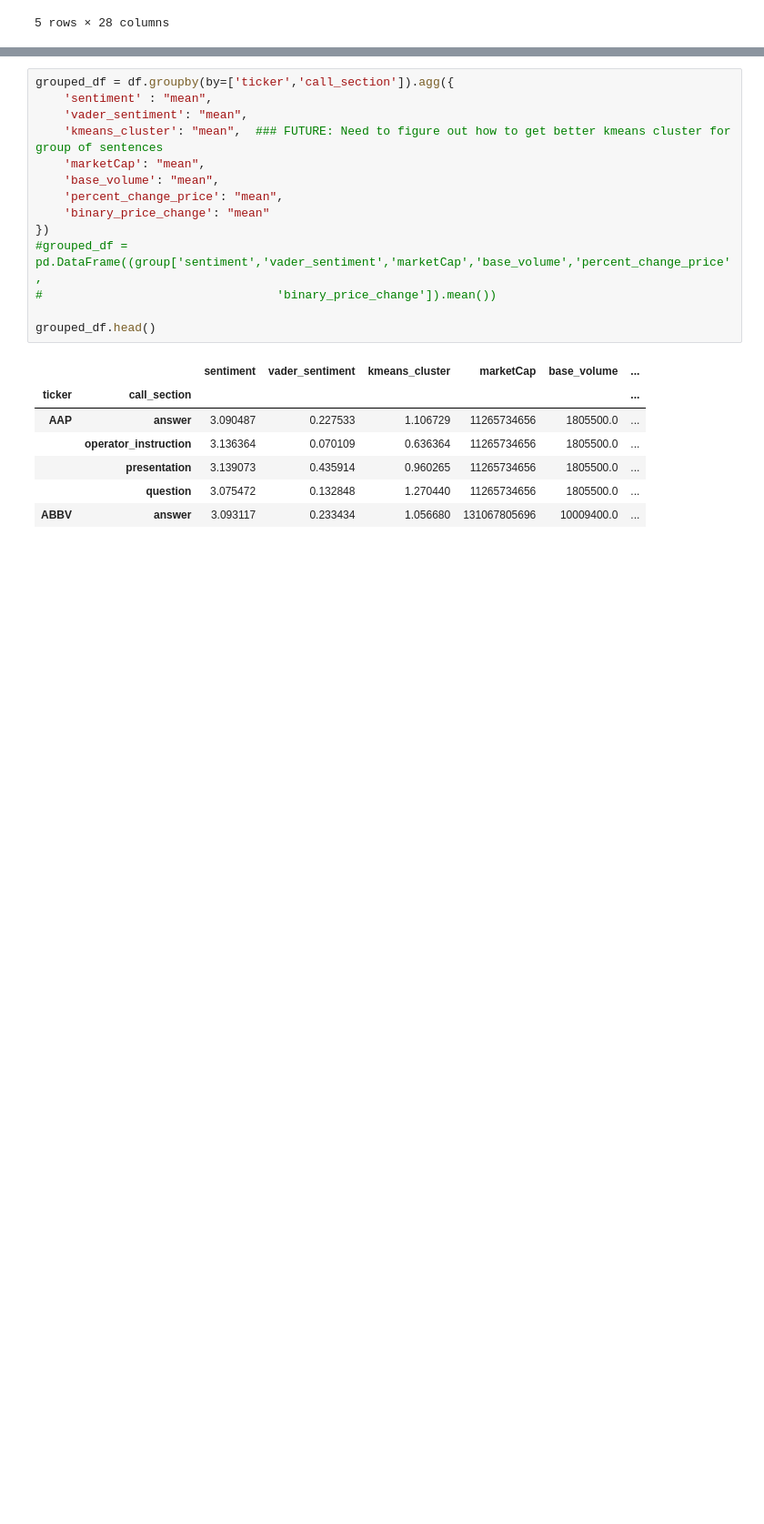
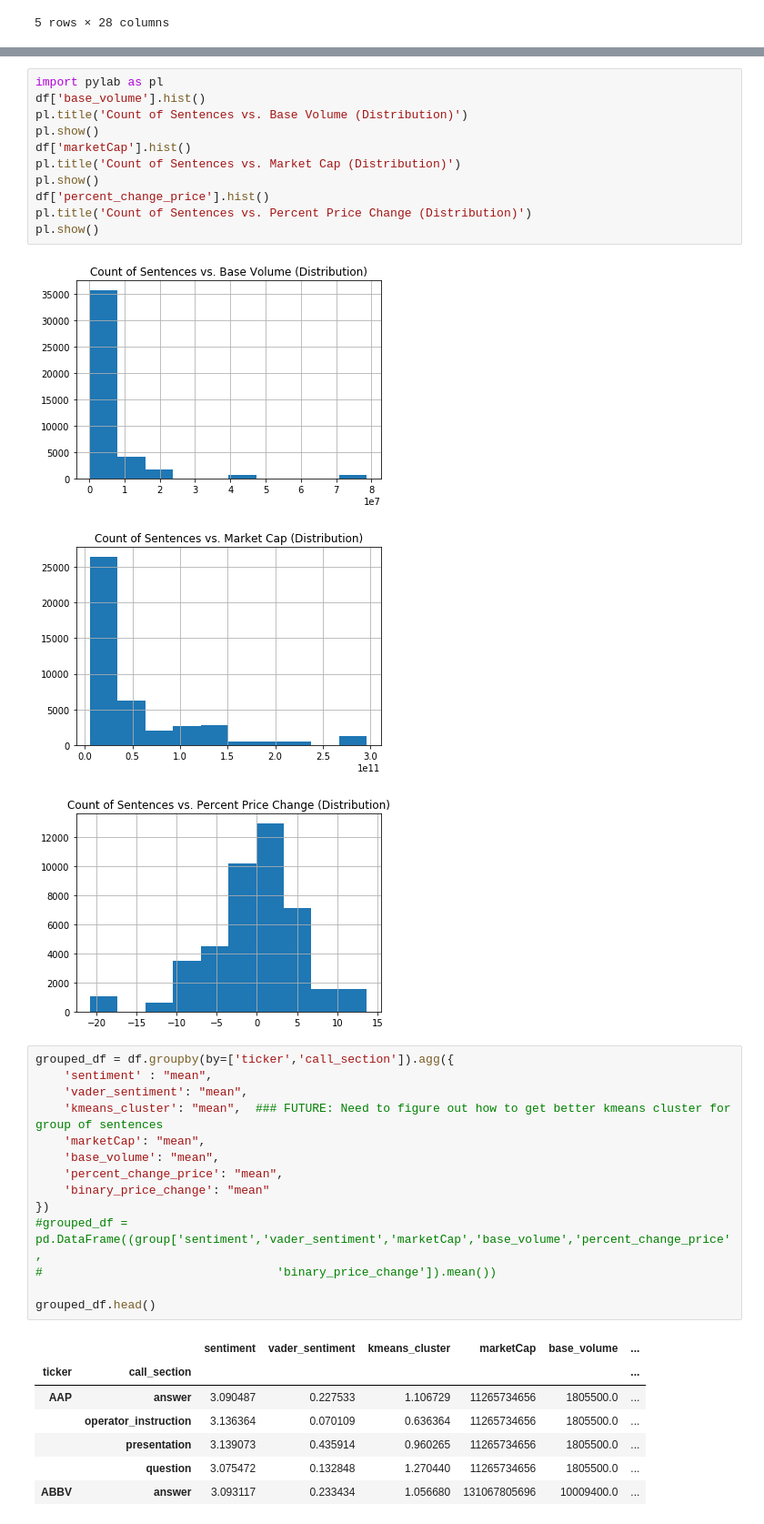
Before and after one commit to Final-Project-BAHF/Sweet_N_Sour_Sentiment, a Jupyter notebook: jupyter/regression_analysis.ipynb, the cells around one changed output, grey strips where cells are left out. Shown: that part at 91% size. Cells and saved outputs as stored; diff of their text form; blank space fills up the shorter version.

```diff
--- a/jupyter/regression_analysis.ipynb
+++ b/jupyter/regression_analysis.ipynb
@@ -49,6 +49,21 @@ df.describe()
 | 50% | 21470.000000 | 21470.000000 | 17778.000000 | 17778.000000 | 3.000000 | 0.273200 | 82.730003 | 2.525500e+06 | ... |
 | 75% | 32205.000000 | 32205.000000 | 29037.000000 | 29037.000000 | 3.000000 | 0.493900 | 141.029999 | 6.106800e+06 | ... |
 | max | 42940.000000 | 64976.000000 | 40712.000000 | 40712.000000 | 5.000000 | 0.993000 | 2012.089966 | 7.865600e+07 | ... |
+# %%
+import pylab as pl
+df['base_volume'].hist()
+pl.title('Count of Sentences vs. Base Volume (Distribution)')
+pl.show()
+df['marketCap'].hist()
+pl.title('Count of Sentences vs. Market Cap (Distribution)')
+pl.show()
+df['percent_change_price'].hist()
+pl.title('Count of Sentences vs. Percent Price Change (Distribution)')
+pl.show()
+# %% [output]
+[figure, added]
+[figure, added]
+[figure, added]
 # %%
 grouped_df = df.groupby(by=['ticker','call_section']).agg({
     'sentiment' : "mean",
```
Also changed, not shown: parts of 7 cells of this notebook, 8 other files.
